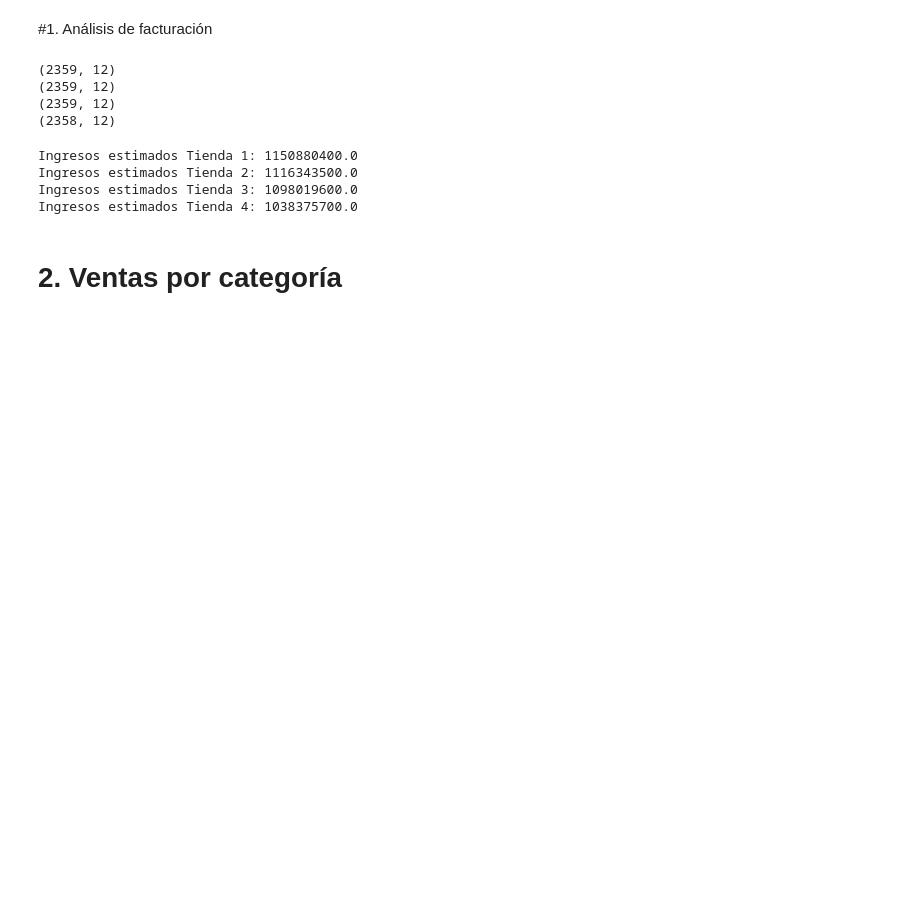
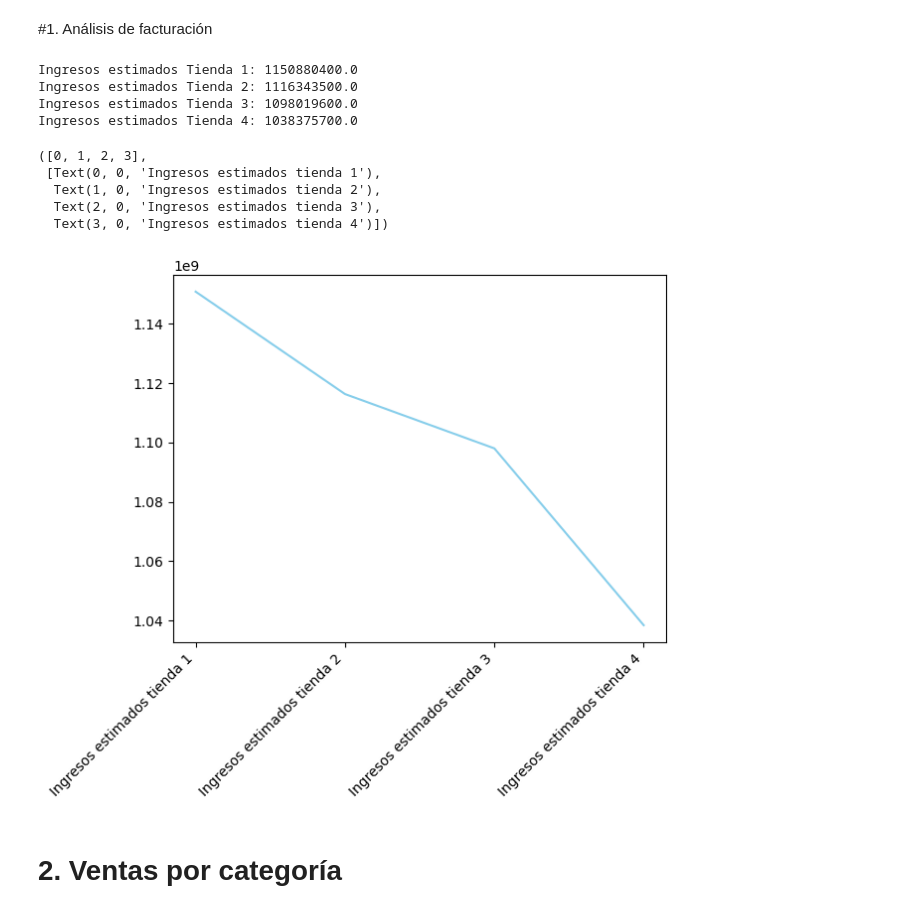
Before and after one commit to Danilalo/Challenge-de-Modelado-de-datos-con-Python, a Jupyter notebook: Challenge_de_Modelado_de_datos_con_Python.ipynb, the cells around one changed output. Cells and saved outputs as stored; diff of their text form; code cells hidden in the pictures; blank space fills up the shorter version.

```diff
--- a/Challenge_de_Modelado_de_datos_con_Python.ipynb
+++ b/Challenge_de_Modelado_de_datos_con_Python.ipynb
@@ -30,16 +30,6 @@ tienda.head(10) # Return the first n rows.This function returns the first n rows
 | 9 | Carrito de control remoto | Juguetes | 75200.0 | 5100.0 | 24/02/2020 | Beatriz Morales | Bogotá | ... |
 # %% [markdown]
 #1. Análisis de facturación
-# %%
-print(tienda.shape)
-print(tienda2.shape)
-print(tienda3.shape)
-print(tienda4.shape)
-# %% [output]
-(2359, 12)
-(2359, 12)
-(2359, 12)
-(2358, 12)
 # %%
 ingresos_tienda1 = tienda['Precio'].sum()
 ingresos_tienda2 = tienda2['Precio'].sum()
@@ -55,6 +45,24 @@ Ingresos estimados Tienda 1: 1150880400.0
 Ingresos estimados Tienda 2: 1116343500.0
 Ingresos estimados Tienda 3: 1098019600.0
 Ingresos estimados Tienda 4: 1038375700.0
+# %%
+import matplotlib.pyplot as plt
+
+
+
+prom = [ingresos_tienda1, ingresos_tienda2, ingresos_tienda3, ingresos_tienda4]
+titulos = ['Ingresos estimados tienda 1', 'Ingresos estimados tienda 2', 'Ingresos estimados tienda 3', 'Ingresos estimados tienda 4']
+
+
+plt.plot(titulos, prom, color='skyblue')
+plt.xticks(rotation=45, ha='right')
+# %% [output]
+([0, 1, 2, 3],
+ [Text(0, 0, 'Ingresos estimados tienda 1'),
+  Text(1, 0, 'Ingresos estimados tienda 2'),
+  Text(2, 0, 'Ingresos estimados tienda 3'),
+  Text(3, 0, 'Ingresos estimados tienda 4')])
+[figure, added]
 # %% [markdown]
 # 2. Ventas por categoría
 # %%
```
Also changed, not shown: parts of 4 cells of this notebook.
